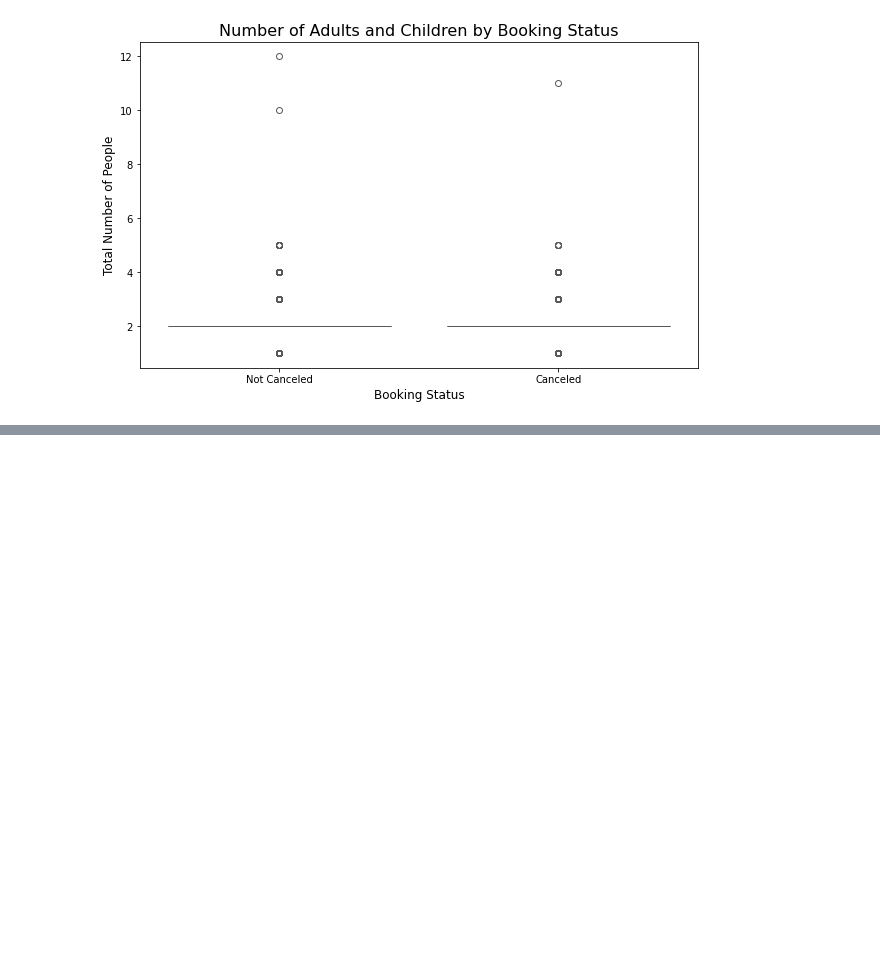
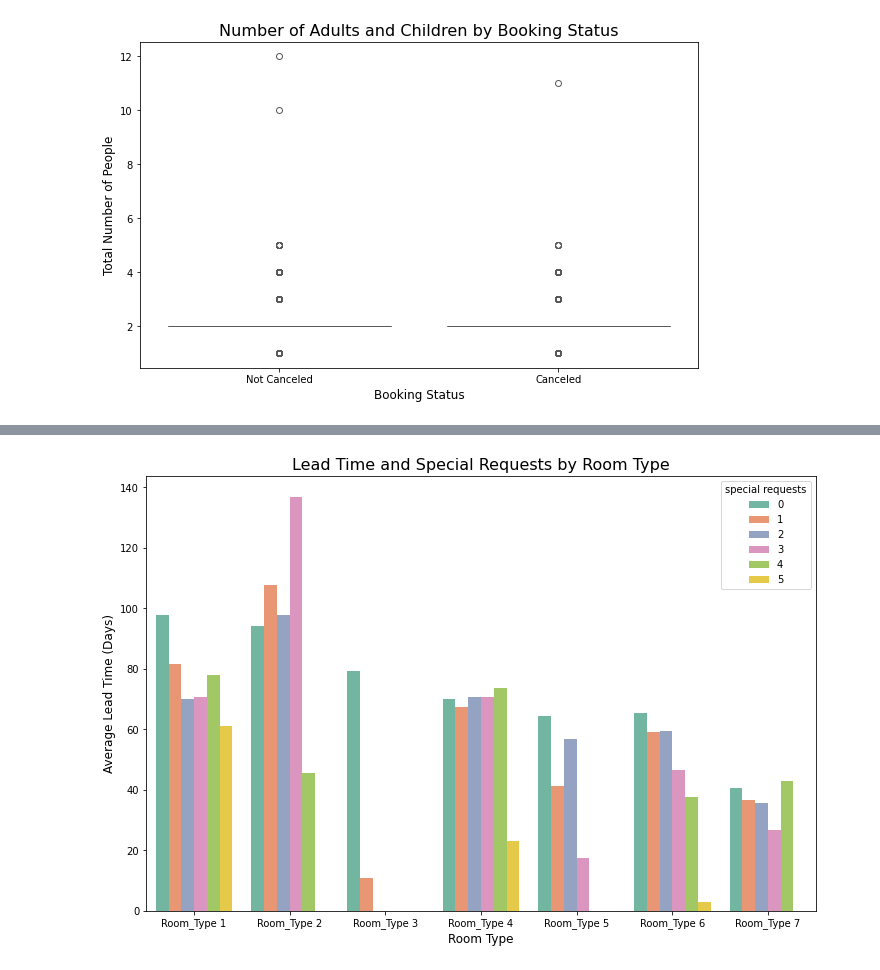
Before and after one commit to Cellula-Tech/Machine-Learning-2024-Winter-Intern-, a Jupyter notebook: cellula_first_task.ipynb, the cells around one changed output, grey strips where cells are left out. Drawn from its saved outputs; the diff is of its cells as text; code cells hidden in the pictures; blank space fills up the shorter version.

Commit message:
added Lead Time and Special Requests by Room Type plot

```diff
--- a/cellula_first_task.ipynb
+++ b/cellula_first_task.ipynb
@@ -166,0 +170,14 @@ plt.show()
+# %%
+df_grouped = df.groupby(['room type', 'special requests']).agg({'lead time': 'mean'}).reset_index()
+
+plt.figure(figsize=(12, 8))
+
+sns.barplot(x='room type', y='lead time', hue='special requests', data=df_grouped, palette='Set2')
+
+plt.title('Lead Time and Special Requests by Room Type', fontsize=16)
+plt.xlabel('Room Type', fontsize=12)
+plt.ylabel('Average Lead Time (Days)', fontsize=12)
+
+plt.show()
+# %% [output]
+[figure, added]
```
Also changed, not shown: parts of 1 cell of this notebook.
